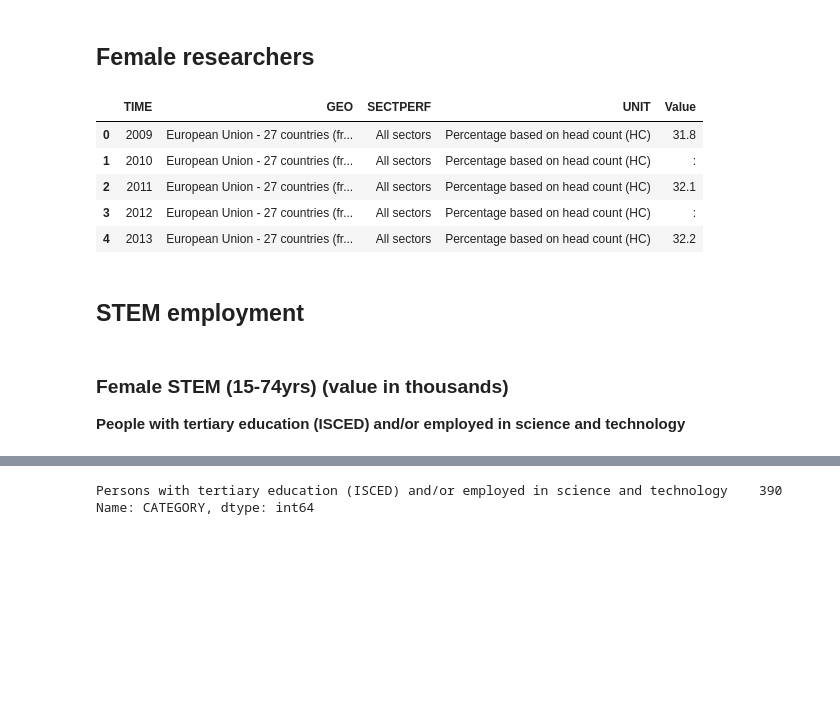
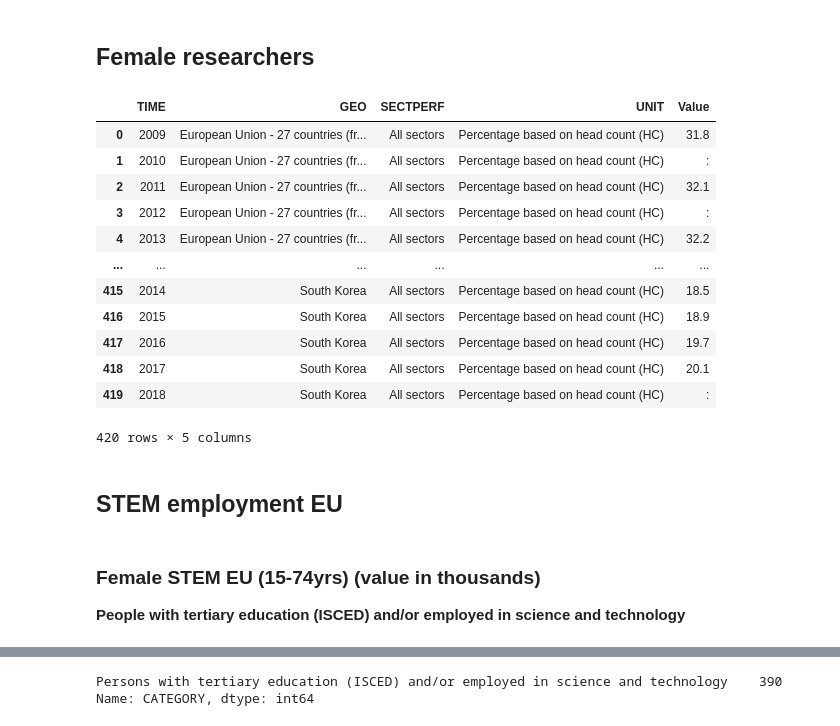
Before and after one commit to ta-data-bcn/Project-Week-5-Your-Own-Project, a Jupyter notebook: your-project/Data cleaning.ipynb, the cells around one changed output, grey strips where cells are left out. Drawn from its saved outputs; the diff is of its cells as text; code cells hidden in the pictures; blank space fills up the shorter version.

```diff
--- a/your-project/Data cleaning.ipynb
+++ b/your-project/Data cleaning.ipynb
@@ -607,23 +1413,30 @@ STEM_EU.head()
 # %%
 female_research_EU = pd.read_csv('data/female_researchers_EU.csv')
 # %%
-female_research_EU.head()
+female_research_EU
 # %% [output]
 |  | TIME | GEO | SECTPERF | UNIT | Value |
 | 0 | 2009 | European Union - 27 countries (fr... | All sectors | Percentage based on head count (HC) | 31.8 |
 | 1 | 2010 | European Union - 27 countries (fr... | All sectors | Percentage based on head count (HC) | : |
 | 2 | 2011 | European Union - 27 countries (fr... | All sectors | Percentage based on head count (HC) | 32.1 |
 | 3 | 2012 | European Union - 27 countries (fr... | All sectors | Percentage based on head count (HC) | : |
 | 4 | 2013 | European Union - 27 countries (fr... | All sectors | Percentage based on head count (HC) | 32.2 |
+| ... | ... | ... | ... | ... | ... |
+| 415 | 2014 | South Korea | All sectors | Percentage based on head count (HC) | 18.5 |
+| 416 | 2015 | South Korea | All sectors | Percentage based on head count (HC) | 18.9 |
+| 417 | 2016 | South Korea | All sectors | Percentage based on head count (HC) | 19.7 |
+| 418 | 2017 | South Korea | All sectors | Percentage based on head count (HC) | 20.1 |
+| 419 | 2018 | South Korea | All sectors | Percentage based on head count (HC) | : |
+420 rows × 5 columns
 # %% [markdown]
-## STEM employment
+## STEM employment EU
 # %%
 # importing both male and female files
 
 female_STEM_job_EU = pd.read_csv('data/females_employed_in_ST_EU2.csv',sep=';')
 male_STEM_job_EU = pd.read_csv('data/males_employed_in_ST_EU2.csv',sep=';')
 # %% [markdown]
-### Female STEM (15-74yrs) (value in thousands)
+### Female STEM EU (15-74yrs) (value in thousands)
 **People with tertiary education (ISCED) and/or employed in science and technology**
 # %%
 female_STEM_job_EU.head()
```
Also changed, not shown: parts of 98 cells of this notebook.
